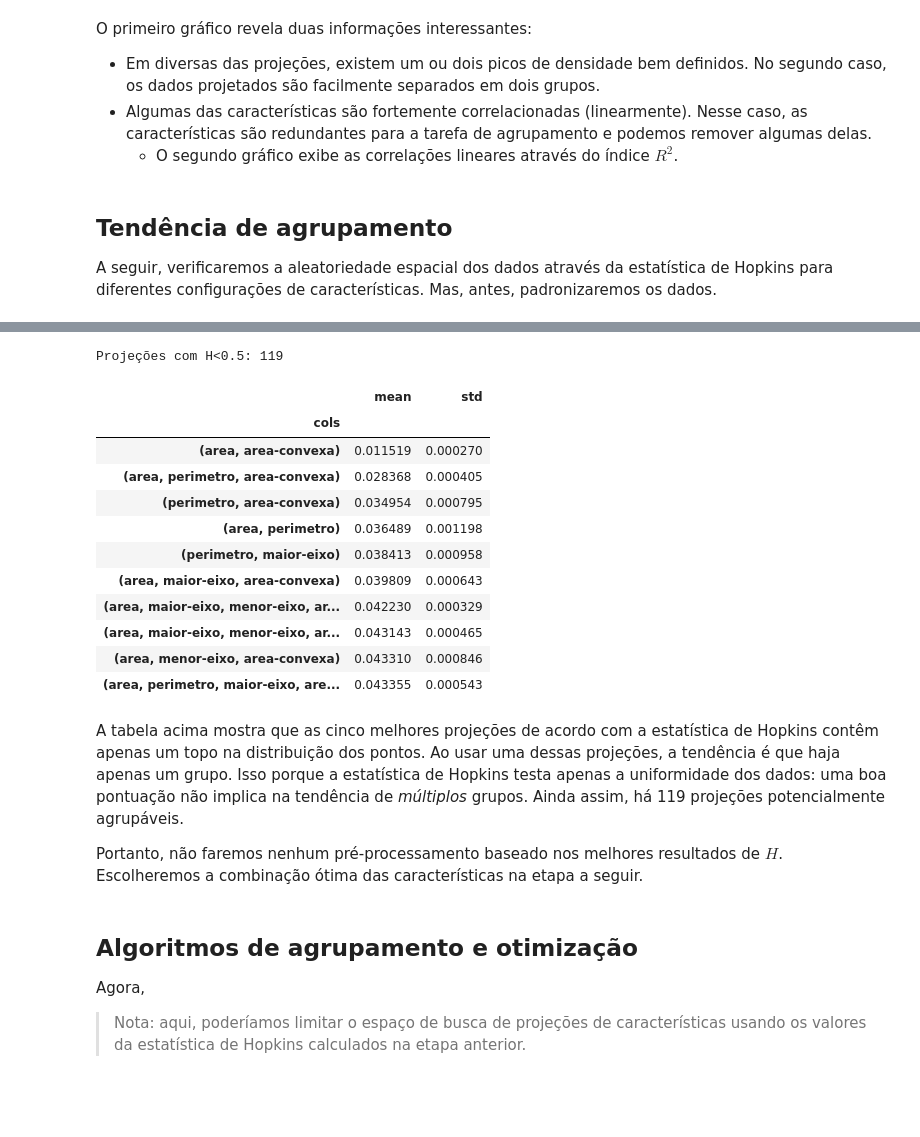
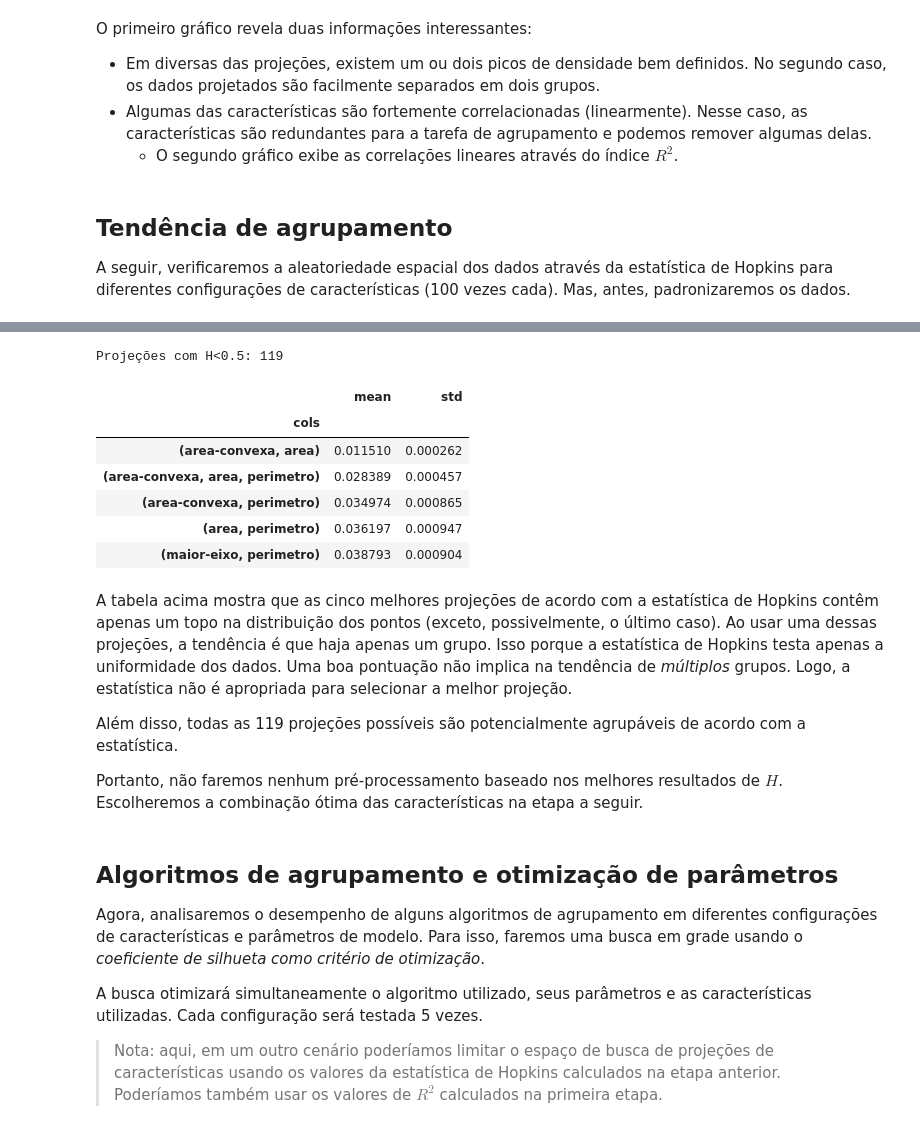
Before and after one commit to usr-bin32/data-mining-assignments, a Jupyter notebook: p4/notebook.ipynb, the cells around one changed output, grey strips where cells are left out. Drawn from its saved outputs; the diff is of its cells as text; code cells hidden in the pictures; blank space fills up the shorter version.

```diff
--- a/p4/notebook.ipynb
+++ b/p4/notebook.ipynb
@@ -57,7 +62,7 @@ O primeiro gráfico revela duas informações interessantes:
 # %% [markdown]
 ## Tendência de agrupamento
 
-A seguir, verificaremos a aleatoriedade espacial dos dados através da estatística de Hopkins para diferentes configurações de características. Mas, antes, padronizaremos os dados.
+A seguir, verificaremos a aleatoriedade espacial dos dados através da estatística de Hopkins para diferentes configurações de características (100 vezes cada). Mas, antes, padronizaremos os dados.
 # %%
 # Padronizar os dados
 X = pd.DataFrame()
@@ -75,42 +80,41 @@ X.describe()
 | max | 3.181061e+00 | 2.603008e+00 | 2.439498e+00 | 3.583633e+00 | 2.293564e+00 | 3.166848e+00 | 2.215740e+00 |
 # %%
 result = dict(cols=[], score=[])
-for n_cols in range(2, len(df.columns)):
-    for cols in it.combinations(df.columns, n_cols):
+for n_cols in range(2, len(X.columns)):
+    for cols in it.combinations(X.columns, n_cols):
         X_proj = X[list(cols)]
-        for _ in range(25):
-            result["cols"].append(cols)
+        for _ in range(100):
+            result["cols"].append(frozenset(cols))
             result["score"].append(
                 pyclustertend.hopkins(X_proj, sampling_size=len(X_proj))
             )
 result = pd.DataFrame(result)
-scores = pd.DataFrame()
-scores["mean"] = result.groupby("cols")["score"].mean()
-scores["std"] = result.groupby("cols")["score"].std()
+h_scores = pd.DataFrame()
+h_scores["mean"] = result.groupby("cols")["score"].mean()
+h_scores["std"] = result.groupby("cols")["score"].std()
 # %%
-print("Projeções com H<0.5:", (scores["mean"] < 0.5).sum())
-scores.sort_values(by="mean", ascending=True).head(n=10)
+print("Projeções com H<0.5:", (h_scores["mean"] < 0.5).sum())
+h_scores.sort_values(by="mean", ascending=True).head(n=5)
 # %% [output]
 Projeções com H<0.5: 119
 |  | mean | std |
 | cols |  |  |
-| (area, area-convexa) | 0.011519 | 0.000270 |
-| (area, perimetro, area-convexa) | 0.028368 | 0.000405 |
-| (perimetro, area-convexa) | 0.034954 | 0.000795 |
-| (area, perimetro) | 0.036489 | 0.001198 |
-| (perimetro, maior-eixo) | 0.038413 | 0.000958 |
-| (area, maior-eixo, area-convexa) | 0.039809 | 0.000643 |
-| (area, maior-eixo, menor-eixo, ar... | 0.042230 | 0.000329 |
-| (area, maior-eixo, menor-eixo, ar... | 0.043143 | 0.000465 |
-| (area, menor-eixo, area-convexa) | 0.043310 | 0.000846 |
-| (area, perimetro, maior-eixo, are... | 0.043355 | 0.000543 |
+| (area-convexa, area) | 0.011510 | 0.000262 |
+| (area-convexa, area, perimetro) | 0.028389 | 0.000457 |
+| (area-convexa, perimetro) | 0.034974 | 0.000865 |
+| (area, perimetro) | 0.036197 | 0.000947 |
+| (maior-eixo, perimetro) | 0.038793 | 0.000904 |
 # %% [markdown]
-A tabela acima mostra que as cinco melhores projeções de acordo com a estatística de Hopkins contêm apenas um topo na distribuição dos pontos. Ao usar uma dessas projeções, a tendência é que haja apenas um grupo. Isso porque a estatística de Hopkins testa apenas a uniformidade dos dados: uma boa pontuação não implica na tendência de *múltiplos* grupos. Ainda assim, há 119 projeções potencialmente agrupáveis.
+A tabela acima mostra que as cinco melhores projeções de acordo com a estatística de Hopkins contêm apenas um topo na distribuição dos pontos (exceto, possivelmente, o último caso). Ao usar uma dessas projeções, a tendência é que haja apenas um grupo. Isso porque a estatística de Hopkins testa apenas a uniformidade dos dados. Uma boa pontuação não implica na tendência de _múltiplos_ grupos. Logo, a estatística não é apropriada para selecionar a melhor projeção.
+
+Além disso, todas as 119 projeções possíveis são potencialmente agrupáveis de acordo com a estatística.
 
 Portanto, não faremos nenhum pré-processamento baseado nos melhores resultados de $H$. Escolheremos a combinação ótima das características na etapa a seguir.
 # %% [markdown]
-## Algoritmos de agrupamento e otimização
+## Algoritmos de agrupamento e otimização de parâmetros
 
-Agora,
+Agora, analisaremos o desempenho de alguns algoritmos de agrupamento em diferentes configurações de características e parâmetros de modelo. Para isso, faremos uma busca em grade usando o _coeficiente de silhueta como critério de otimização_.
 
-> Nota: aqui, poderíamos limitar o espaço de busca de projeções de características usando os valores da estatística de Hopkins calculados na etapa anterior.
+A busca otimizará simultaneamente o algoritmo utilizado, seus parâmetros e as características utilizadas. Cada configuração será testada 5 vezes.
+
+> Nota: aqui, em um outro cenário poderíamos limitar o espaço de busca de projeções de características usando os valores da estatística de Hopkins calculados na etapa anterior. Poderíamos também usar os valores de $R^2$ calculados na primeira etapa.
```
Also changed, not shown: parts of 9 cells of this notebook.
